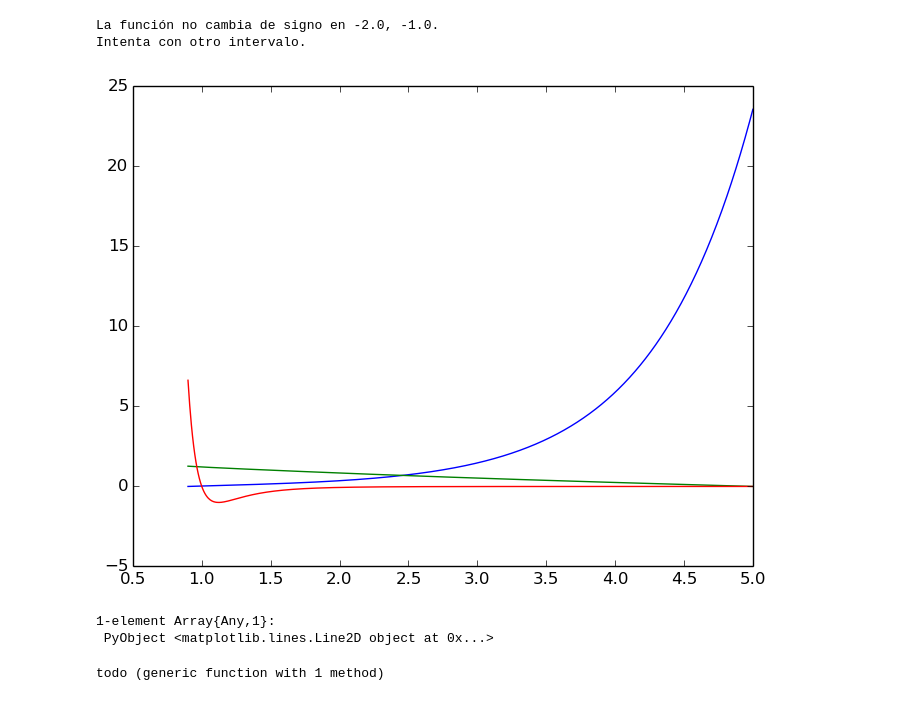
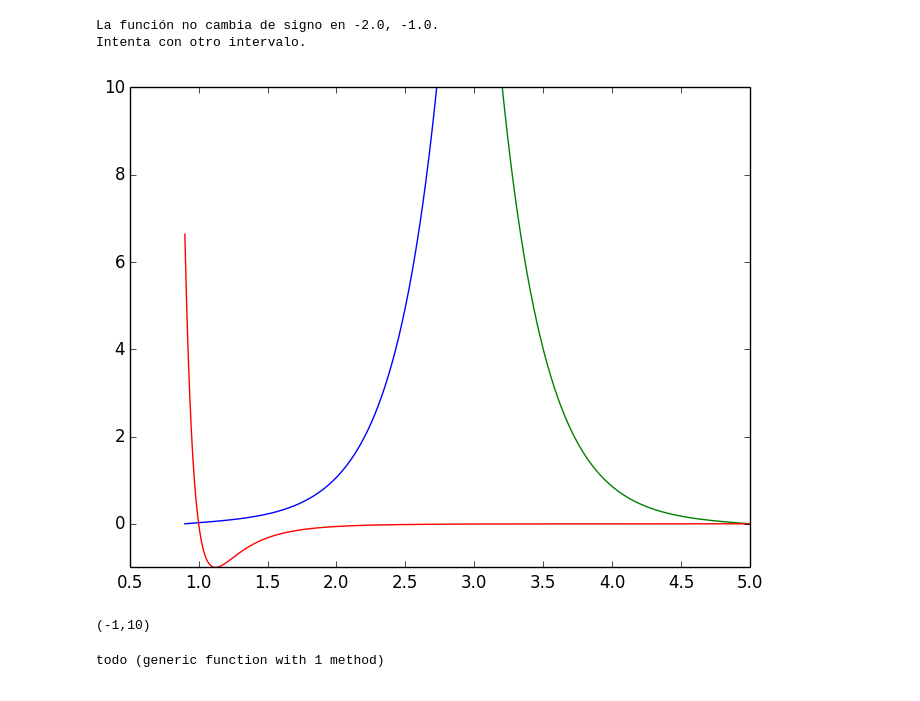
Before and after one commit to davidamaro/finalcompu, a Jupyter notebook: trabajo.ipynb, the cells around one changed output. Drawn from its saved outputs; the diff is of its cells as text; code cells hidden in the pictures.

Commit message:
numerov_r corregido

```diff
--- a/trabajo.ipynb
+++ b/trabajo.ipynb
@@ -88,7 +88,7 @@ using PyPlot
 # %% [output]
 INFO: Loading help data...
 # %%
-#Definimos el numerove de izquierda a derecha
+#Definimos el numerov de izquierda a derecha
 function numerov_L(N, E, f, x_i, x_f)
     g(x) = (f(x) - E)
     Delta = (x_f-x_i)/N
@@ -101,22 +101,22 @@ function numerov_L(N, E, f, x_i, x_f)
         phi[i] = 2*phi[i - 1] - phi[i - 2] + Delta^2 * g((i - 1) * Delta + x_i) * phi[i - 1] / (1 - Delta^2 * g((i - 1) * Delta+ x_i)/12)
     end
     #regresamos el valor de cada ψ_n  en un arreglo
-    return float([phi[i]/((1 - Delta^2 * g((i - 1) * Delta + x_i)/12)) for i in 1:N])
+    return float([phi[i]/((1 - Delta^2 * g(i * Delta + x_i)/12)) for i in 1:N])
 end
 #Y la que va hacia la izquierda
 function numerov_R(N, E, f, x_i, x_f)
     g(x) = (f(x) - E)
-    Delta = dx
+    Delta = (x_f-x_i)/N
     phi = zeros(Float64, N)
-    #definimos los primeros dos elementos
+    #definimos los últimos dos elementos
     phi[end] = 0
-    phi[end-1] = 0.001(1 - Delta^2 * g(x_f-Delta)/12)
+    phi[end-1] = 0.001*(1 - Delta^2 * g(x_f-Delta)/12)
     #hacemos el paso iterativo
     for i in reverse(1:N - 2)
         phi[i] = 2*phi[i + 1] - phi[i + 2] + Delta^2 * g((i + 1) * Delta+ x_i) * phi[i + 1] / (1 - Delta^2 * g((i + 1) * Delta+ x_i)/12)
     end
     #regresamos el valor de cada ψ_n  en un arreglo
-    return float([phi[i]/((1 - Delta^2 * g((i - 1) * Delta+ x_i)/12)) for i in 1:N])
+    return float([phi[i]/((1 - Delta^2 * g(i  * Delta+ x_i)/12)) for i in 1:N])
 end
 # %% [output]
 numerov_R (generic function with 1 method)
@@ -392,20 +392,20 @@ Intenta con otro intervalo.
 # %%
 #Probamos
 lj(x) = 4(1/x^12-1/x^6)
 N = 1000
 dx =1/N
 x = linspace(0.9,5,N)
 E = -1.9296619399299941
-ψ_L = numerov_L(N, E, lj, 0.9, 5)
-ψ_R = numerov_R(N, E, lj, 0.9, 5)
+ψ_L = numerov_L(N, E, lj, 0.9, 10)
+ψ_R = numerov_R(N, E, lj, 0.9, 10)
 plot(x, ψ_L)
 plot(x, ψ_R)
 u = [lj(u) for u in x]
 plot(x, u)
+ylim(-1,10)
 # %% [output]
-[figure, old version]
+[figure, new version]
-1-element Array{Any,1}:
- PyObject <matplotlib.lines.Line2D object at 0x...>
+(-1,10)
 # %%
 function derdes(a,b)
     valor = 0
```
Also changed, not shown: parts of 11 cells of this notebook.
